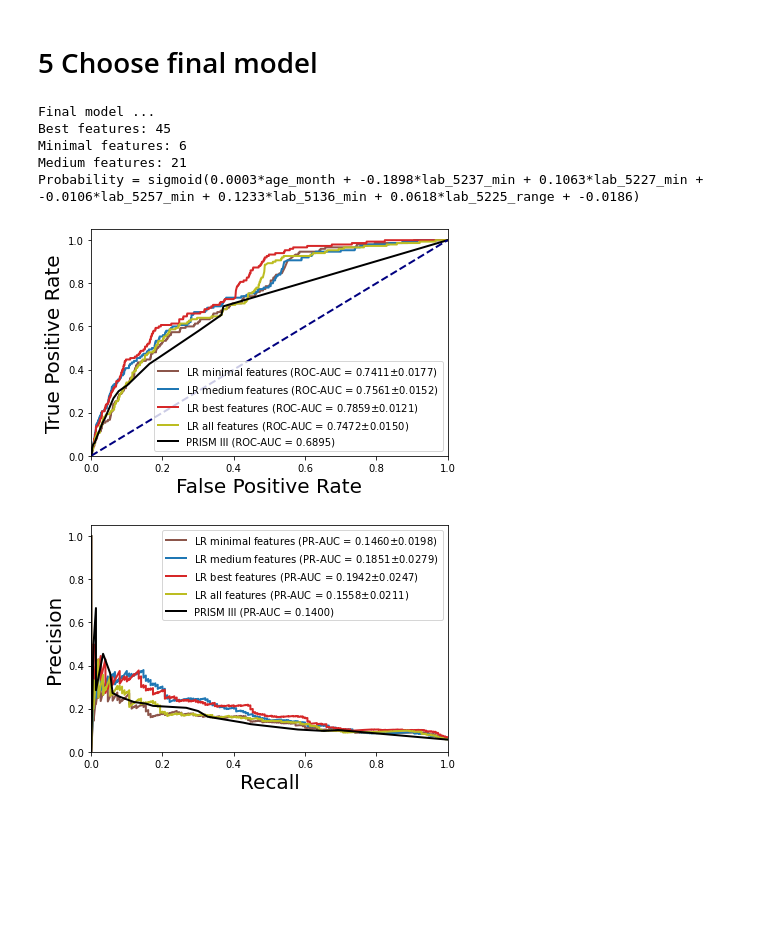
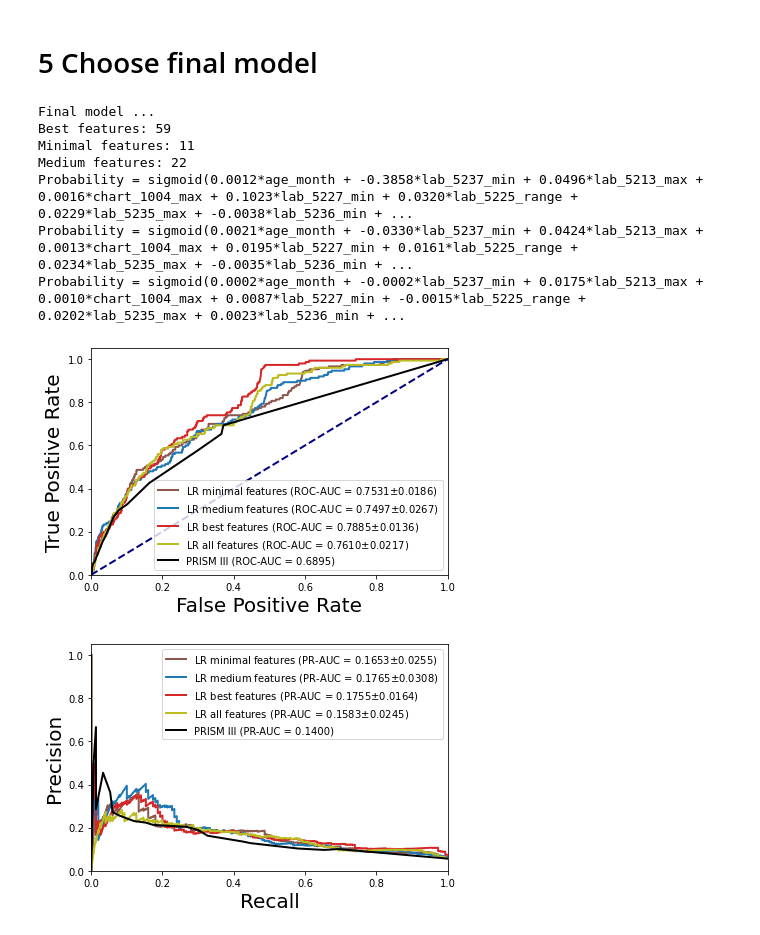
Before and after one commit to hsd1503/PIC_mortality, a Jupyter notebook: run_exp.ipynb, the cells around one changed output. Saved outputs shown, nothing was run; the diff lists cells and outputs as text; code cells hidden in the pictures; blank space fills up the shorter version.

```diff
--- a/run_exp.ipynb
+++ b/run_exp.ipynb
@@ -69,7 +68,7 @@ print('Read data shape:', df.shape)
 
 prism_iii_feats = get_prism_iii_feats()
 # remove columns with more than MAX_MISSING_RATE
-MAX_MISSING_RATE = 0.5 # to use all features, set 1.0
+MAX_MISSING_RATE = 0.9 # to use all features, set 1.0
 df_missing_rate = df.isnull().mean().sort_values().reset_index()
 df_missing_rate.columns = ['col','missing_rate']
 cols = list(df_missing_rate[df_missing_rate['missing_rate'] < MAX_MISSING_RATE].col.values)
@@ -177,7 +175,7 @@ Rank all feats by complex tree model ...
 # %% [markdown]
 # 4 Step-wise evaluating features by cross validation
 # %%
-# df_imp = pd.read_csv('importance_scores.csv') # uncomment if you already computed the importance_scores
+df_imp = pd.read_csv('importance_scores.csv') # uncomment if you already computed the importance_scores
 
 print('Evaluating top feats by cross validation ...')
 n_features = list(range(1,max_n_features+1))
@@ -261,9 +259,9 @@ def bootstrap_LR(X, Y, X_test, y_test, x_cols, n=20, r=0.9, print_model=False):
     final_res_all['auprc_std'] = np.std(auprc_list)
     return final_res_all
 
-topK = 45 # Set by experiment
-topK1 = 6 # Set by experiment
-topK2 = 21 # Set by experiment
+topK = 59 # Set by experiment
+topK1 = 11 # Set by experiment
+topK2 = 22 # Set by experiment
 
 df_imp = pd.read_csv('importance_scores.csv') # uncomment if you already computed the importance_scores
 
@@ -282,8 +280,8 @@ X2, X_test2 = median_imputation(df[x_cols2].values, df_test[x_cols2].values) # i
 X_all, X_test_all = median_imputation(df[x_cols_all].values, df_test[x_cols_all].values) # imputation
 
 final_res_lr1 = bootstrap_LR(X1, y, X_test1, y_test, x_cols1, print_model=True) # LR minimal
-final_res_lr2 = bootstrap_LR(X2, y, X_test2, y_test, x_cols2) # LR medium
-final_res_lr = bootstrap_LR(X, y, X_test, y_test, x_cols) # LR best
+final_res_lr2 = bootstrap_LR(X2, y, X_test2, y_test, x_cols2, print_model=True) # LR medium
+final_res_lr = bootstrap_LR(X, y, X_test, y_test, x_cols, print_model=True) # LR best
 final_res_lr_all = bootstrap_LR(X_all, y, X_test_all, y_test, x_cols_all) # LR best
 
 # baseline prism_iii
@@ -298,36 +296,38 @@ plt.plot(final_res_lr2['fpr'], final_res_lr2['tpr'], color='tab:blue', lw=lw, la
 plt.plot(final_res_lr['fpr'], final_res_lr['tpr'], color='tab:red', lw=lw, label='LR best features (ROC-AUC = {0:0.4f}$\pm${1:0.4f})'.format(final_res_lr['auroc'], final_res_lr['auroc_std']))
 plt.plot(final_res_lr_all['fpr'], final_res_lr_all['tpr'], color='tab:olive', lw=lw, label='LR all features (ROC-AUC = {0:0.4f}$\pm${1:0.4f})'.format(final_res_lr_all['auroc'], final_res_lr_all['auroc_std']))
 plt.plot(final_res_prism_iii['fpr'], final_res_prism_iii['tpr'], color='k', lw=lw, label='PRISM III (ROC-AUC = %0.4f)' % final_res_prism_iii['auroc'])
 plt.plot([0, 1], [0, 1], color='navy', lw=lw, linestyle='--')
 plt.xlim([0.0, 1.0])
 plt.ylim([0.0, 1.05])
 plt.xlabel('False Positive Rate', fontsize=20)
 plt.ylabel('True Positive Rate', fontsize=20)
 plt.legend(loc="lower right", fontsize=10)
 plt.tight_layout()
 plt.savefig('img/roc.pdf')
 
 
 # plot
 plt.figure(figsize=(6,4))
 lw = 2
 plt.plot(final_res_lr1['recall'], final_res_lr1['precision'], color='tab:brown', lw=lw, label='LR minimal features (PR-AUC = {0:0.4f}$\pm${1:0.4f})'.format(final_res_lr1['auprc'], final_res_lr1['auprc_std']))
 plt.plot(final_res_lr2['recall'], final_res_lr2['precision'], color='tab:blue', lw=lw, label='LR medium features (PR-AUC = {0:0.4f}$\pm${1:0.4f})'.format(final_res_lr2['auprc'], final_res_lr2['auprc_std']))
 plt.plot(final_res_lr['recall'], final_res_lr['precision'], color='tab:red', lw=lw, label='LR best features (PR-AUC = {0:0.4f}$\pm${1:0.4f})'.format(final_res_lr['auprc'], final_res_lr['auprc_std']))
 plt.plot(final_res_lr_all['recall'], final_res_lr_all['precision'], color='tab:olive', lw=lw, label='LR all features (PR-AUC = {0:0.4f}$\pm${1:0.4f})'.format(final_res_lr_all['auprc'], final_res_lr_all['auprc_std']))
 plt.plot(final_res_prism_iii['recall'], final_res_prism_iii['precision'], color='k', lw=lw, label='PRISM III (PR-AUC = %0.4f)' % final_res_prism_iii['auprc'])
 plt.xlim([0.0, 1.0])
 plt.ylim([0.0, 1.05])
 plt.xlabel('Recall', fontsize=20)
 plt.ylabel('Precision', fontsize=20)
 plt.legend(loc="top right", fontsize=10)
 plt.tight_layout()
 plt.savefig('img/pr.pdf')
 # %% [output]
 Final model ...
-Best features: 45
-Minimal features: 6
-Medium features: 21
-Probability = sigmoid(0.0003*age_month + -0.1898*lab_5237_min + 0.1063*lab_5227_min + -0.0106*lab_5257_min + 0.1233*lab_5136_min + 0.0618*lab_5225_range + -0.0186)
+Best features: 59
+Minimal features: 11
+Medium features: 22
+Probability = sigmoid(0.0012*age_month + -0.3858*lab_5237_min + 0.0496*lab_5213_max + 0.0016*chart_1004_max + 0.1023*lab_5227_min + 0.0320*lab_5225_range + 0.0229*lab_5235_max + -0.0038*lab_5236_min + ...
+Probability = sigmoid(0.0021*age_month + -0.0330*lab_5237_min + 0.0424*lab_5213_max + 0.0013*chart_1004_max + 0.0195*lab_5227_min + 0.0161*lab_5225_range + 0.0234*lab_5235_max + -0.0035*lab_5236_min + ...
+Probability = sigmoid(0.0002*age_month + -0.0002*lab_5237_min + 0.0175*lab_5213_max + 0.0010*chart_1004_max + 0.0087*lab_5227_min + -0.0015*lab_5225_range + 0.0202*lab_5235_max + 0.0023*lab_5236_min + ...
-[figure, old version]
+[figure, new version]
-[figure, old version]
+[figure, new version]
```
Also changed, not shown: parts of 7 cells of this notebook, 6 other files.
